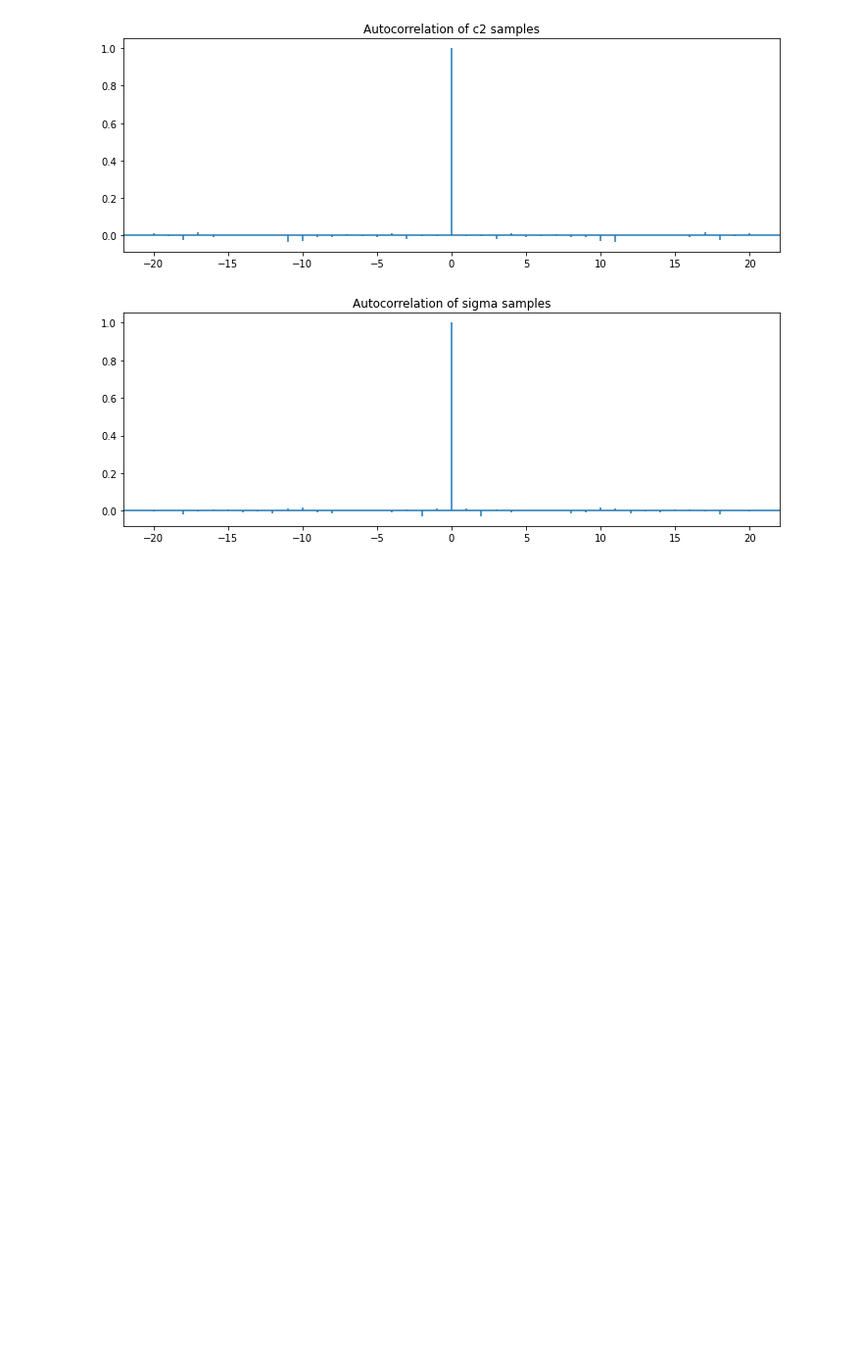
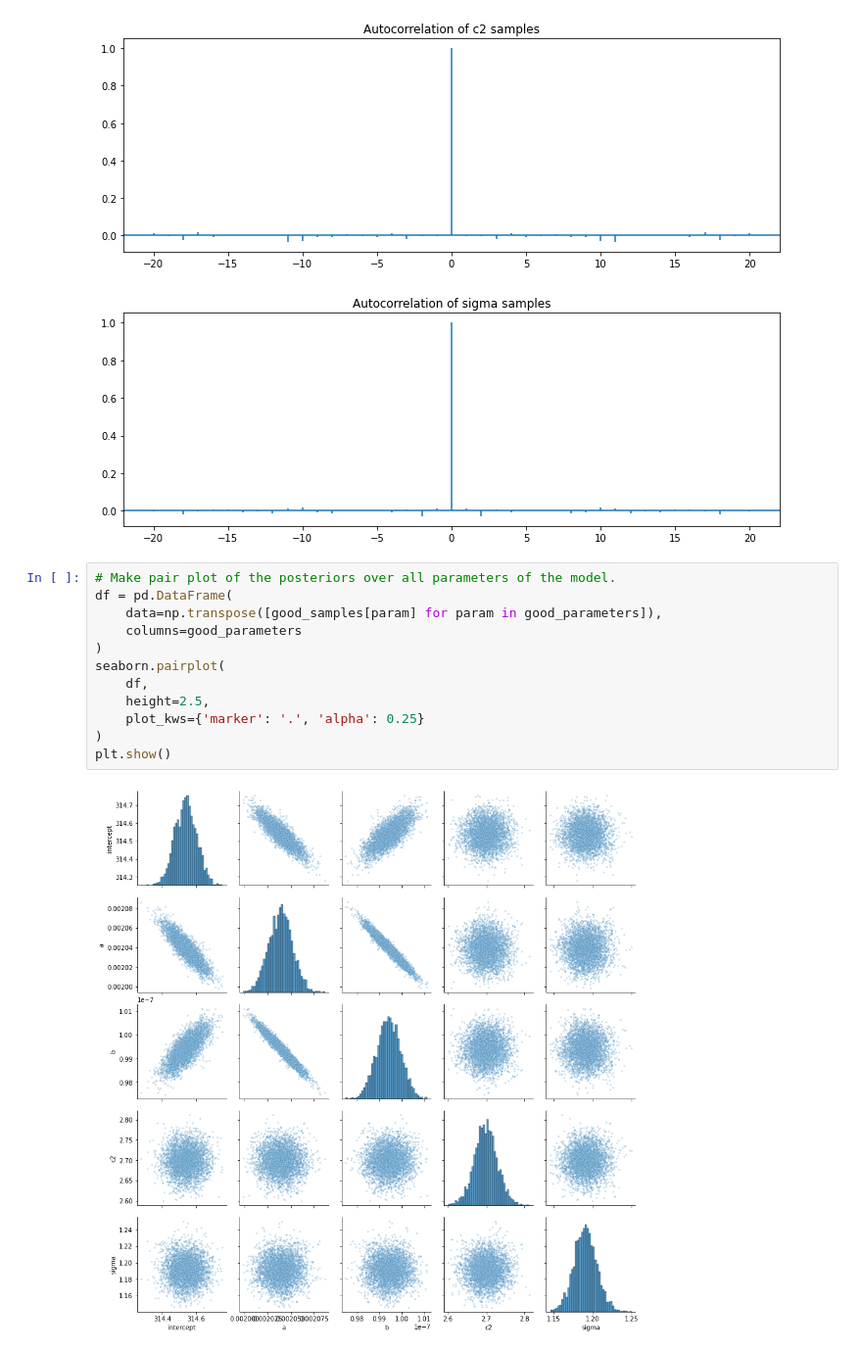
Before and after one commit to Inventrohyder/cs146, a Jupyter notebook: Assignments/final-project/notebook.ipynb, the cells around one changed output. Shown at 98% size. Drawn from its saved outputs; the diff is of its cells as text; blank space fills up the shorter version.

Commit message:
✨ feat: add pair plots of the parameters

```diff
--- a/Assignments/final-project/notebook.ipynb
+++ b/Assignments/final-project/notebook.ipynb
@@ -407,3 +408,17 @@ plt.show()
 [figure]
 [figure]
 [figure]
+# %%
+# Make pair plot of the posteriors over all parameters of the model.
+df = pd.DataFrame(
+    data=np.transpose([good_samples[param] for param in good_parameters]),
+    columns=good_parameters
+)
+seaborn.pairplot(
+    df,
+    height=2.5,
+    plot_kws={'marker': '.', 'alpha': 0.25}
+)
+plt.show()
+# %% [output]
+[figure, added]
```
Also changed, not shown: parts of 1 cell of this notebook.
